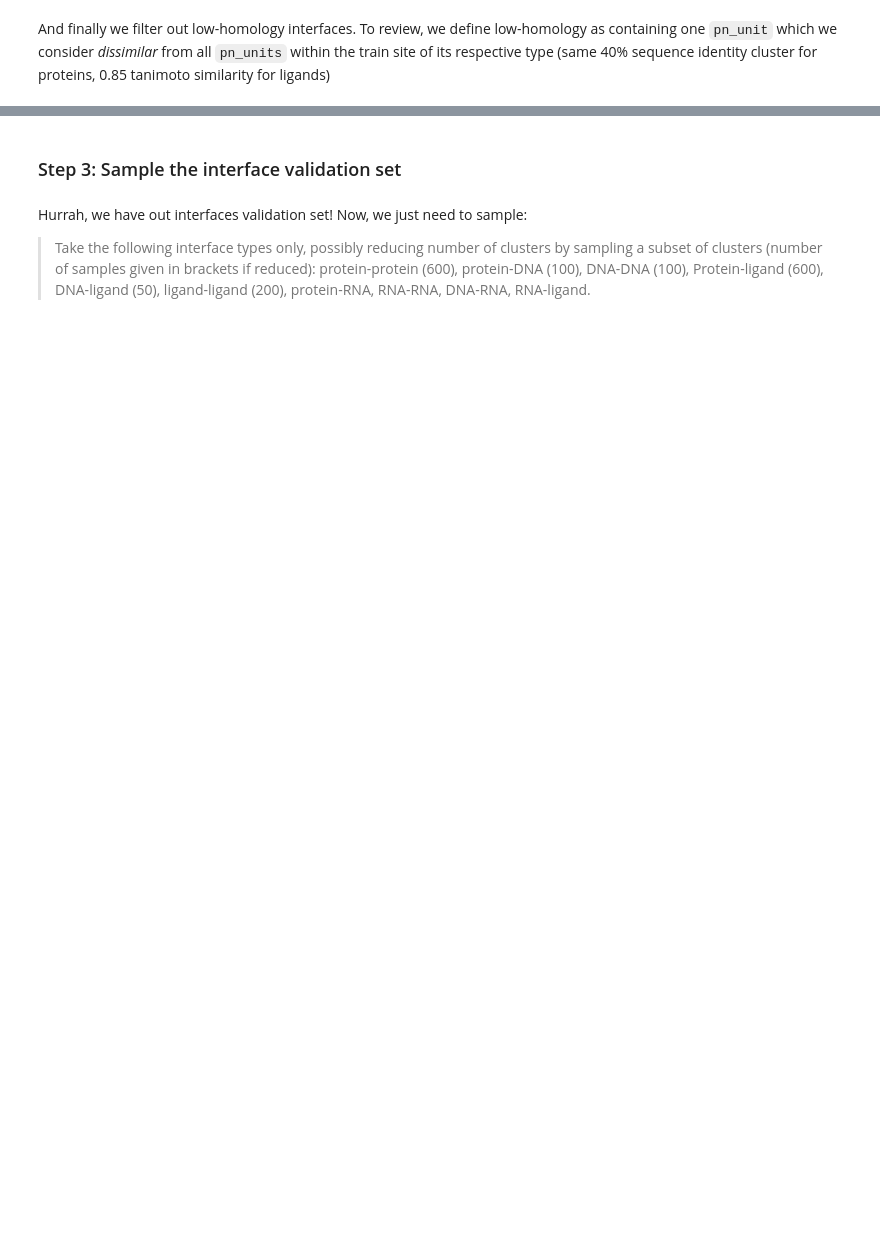
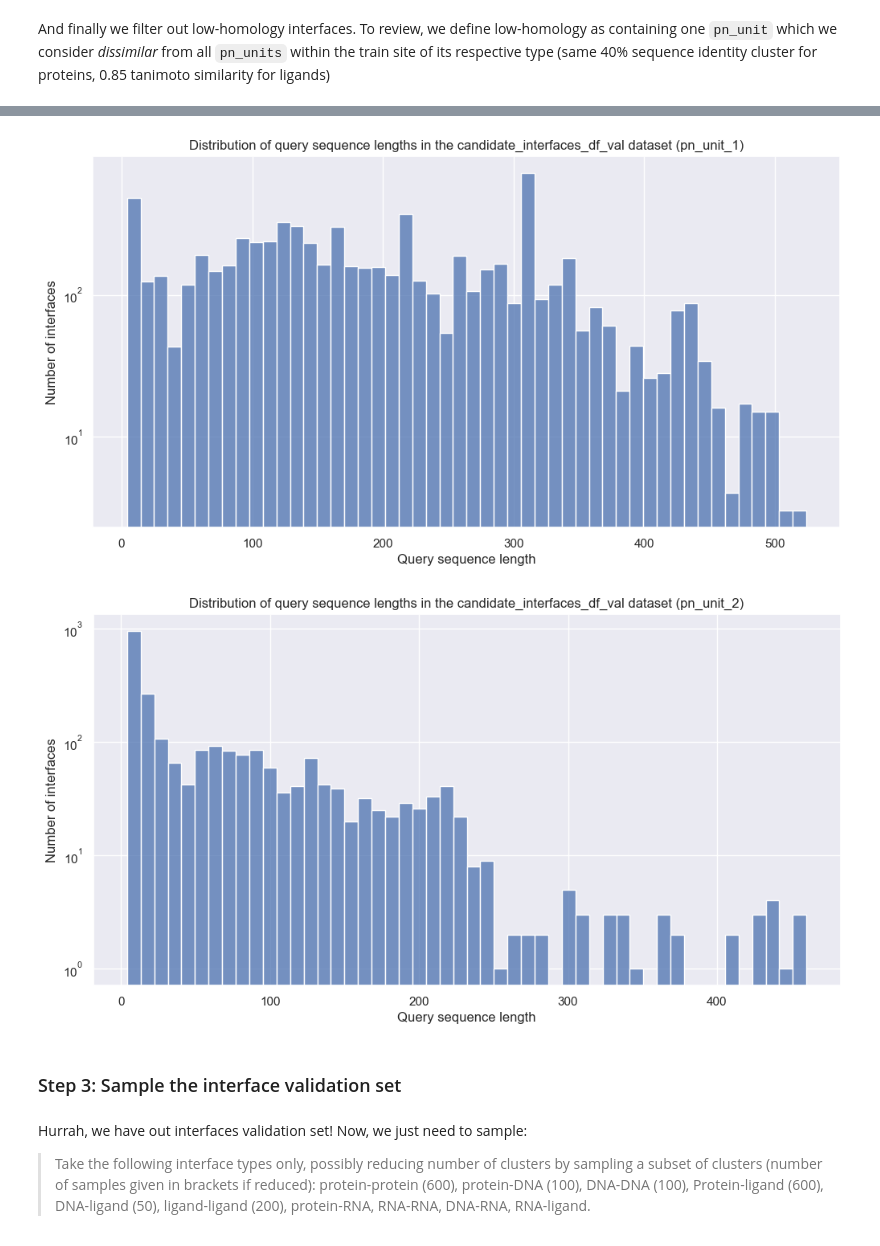
Before and after one commit to richardshuai/atomworks-caliby, a Jupyter notebook: datahub/scripts/preprocessing/splits/generate_af3_train_valid_splits.ipynb, the cells around one changed output, grey strips where cells are left out. Drawn from its saved outputs; the diff is of its cells as text; code cells hidden in the pictures; blank space fills up the shorter version.

```diff
--- a/datahub/scripts/preprocessing/splits/generate_af3_train_valid_splits.ipynb
+++ b/datahub/scripts/preprocessing/splits/generate_af3_train_valid_splits.ipynb
@@ -408,3 +474,32 @@ Number of interfaces remaining: 10,747
+# %%
+# Plot the distribution of query sequence lengths in the candidate_interfaces_df_val dataset
+protein_pn_unit_1 = candidate_interfaces_df_val[
+    candidate_interfaces_df_val["pn_unit_1_type"] == ChainType.POLYPEPTIDE_L
+]
+protein_pn_unit_2 = candidate_interfaces_df_val[
+    candidate_interfaces_df_val["pn_unit_2_type"] == ChainType.POLYPEPTIDE_L
+]
+
+# Plot protein_pn_unit_1
+plt.figure(figsize=(12, 6))
+sns.histplot(protein_pn_unit_1["pn_unit_1_num_resolved_residues"], bins=50)
+plt.title("Distribution of query sequence lengths in the candidate_interfaces_df_val dataset (pn_unit_1)")
+plt.xlabel("Query sequence length")
+plt.ylabel("Number of interfaces")
+plt.yscale("log")
+plt.show()
+
+# Plot protein_pn_unit_2
+plt.figure(figsize=(12, 6))
+sns.histplot(protein_pn_unit_2["pn_unit_2_num_resolved_residues"], bins=50)
+plt.title("Distribution of query sequence lengths in the candidate_interfaces_df_val dataset (pn_unit_2)")
+plt.xlabel("Query sequence length")
+plt.ylabel("Number of interfaces")
+plt.yscale("log")
+plt.show()
+# %% [output]
+[figure, added]
+[figure, added]
 # %% [markdown]
 ### Step 3: Sample the interface validation set
 # %% [markdown]
```
Also changed, not shown: parts of 40 cells of this notebook, 1 other file.
